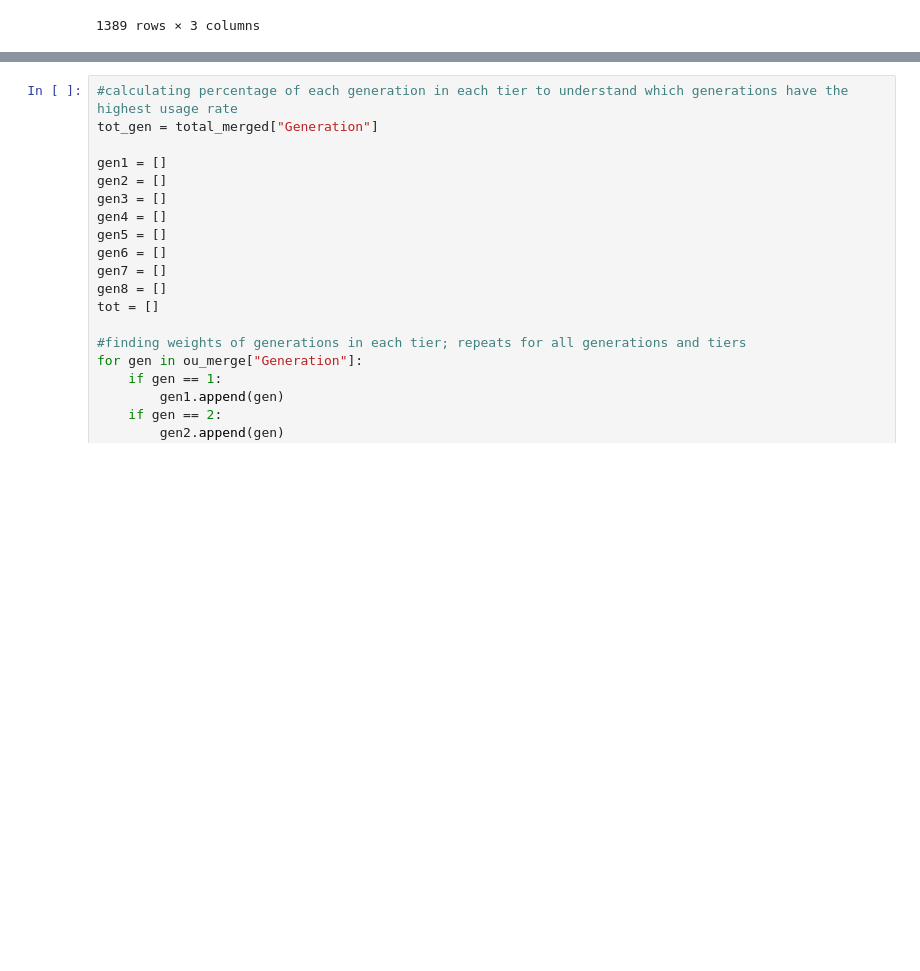
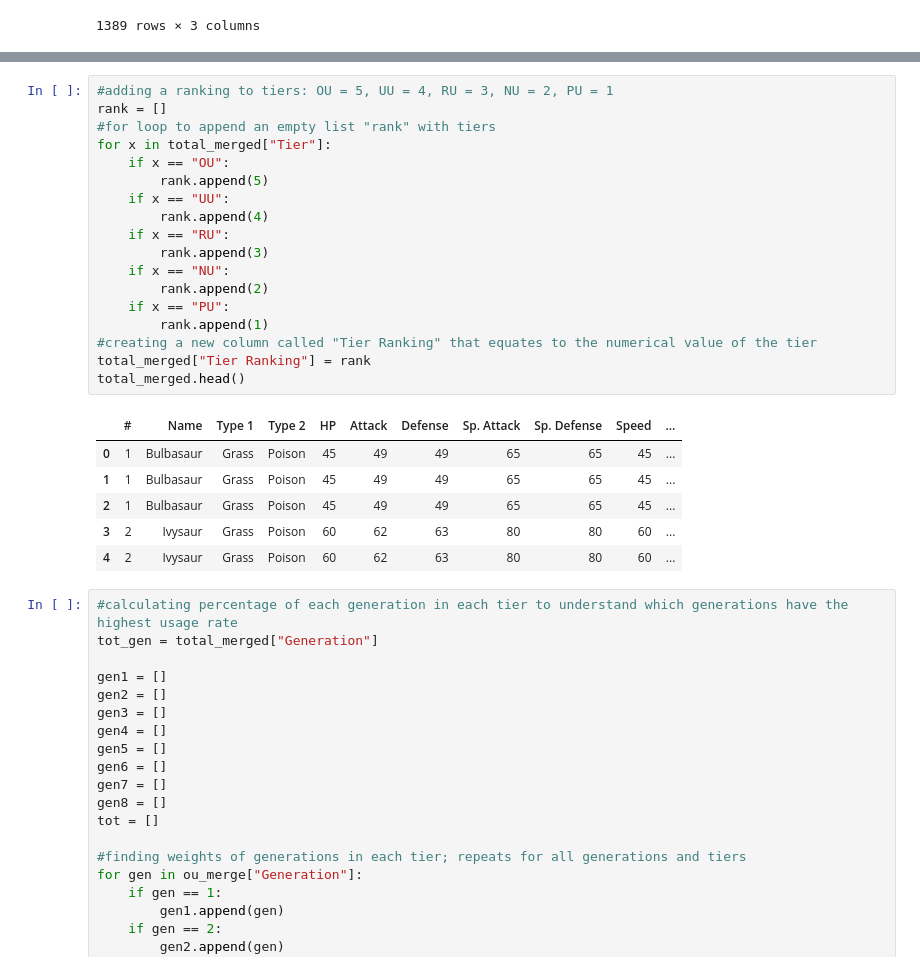
Before and after one commit to RichardKCho/info2950final, a Jupyter notebook: Final Project Data.ipynb, the cells around one changed output, grey strips where cells are left out. Drawn from its saved outputs; the diff is of its cells as text; blank space fills up the shorter version.

```diff
--- a/Final Project Data.ipynb
+++ b/Final Project Data.ipynb
@@ -194,3 +202,28 @@ total_merged = pok.merge(new_df)
+# %%
+#adding a ranking to tiers: OU = 5, UU = 4, RU = 3, NU = 2, PU = 1
+rank = []
+#for loop to append an empty list "rank" with tiers
+for x in total_merged["Tier"]:
+    if x == "OU":
+        rank.append(5)
+    if x == "UU":
+        rank.append(4)
+    if x == "RU":
+        rank.append(3)
+    if x == "NU":
+        rank.append(2)
+    if x == "PU":
+        rank.append(1)
+#creating a new column called "Tier Ranking" that equates to the numerical value of the tier
+total_merged["Tier Ranking"] = rank
+total_merged.head()
+# %% [output]
+|  | # | Name | Type 1 | Type 2 | HP | Attack | Defense | Sp. Attack | Sp. Defense | Speed | ... |
+| 0 | 1 | Bulbasaur | Grass | Poison | 45 | 49 | 49 | 65 | 65 | 45 | ... |
+| 1 | 1 | Bulbasaur | Grass | Poison | 45 | 49 | 49 | 65 | 65 | 45 | ... |
+| 2 | 1 | Bulbasaur | Grass | Poison | 45 | 49 | 49 | 65 | 65 | 45 | ... |
+| 3 | 2 | Ivysaur | Grass | Poison | 60 | 62 | 63 | 80 | 80 | 60 | ... |
+| 4 | 2 | Ivysaur | Grass | Poison | 60 | 62 | 63 | 80 | 80 | 60 | ... |
 # %%
 #calculating percentage of each generation in each tier to understand which generations have the highest usage rate
 tot_gen = total_merged["Generation"]
```
Also changed, not shown: parts of 4 cells of this notebook.
